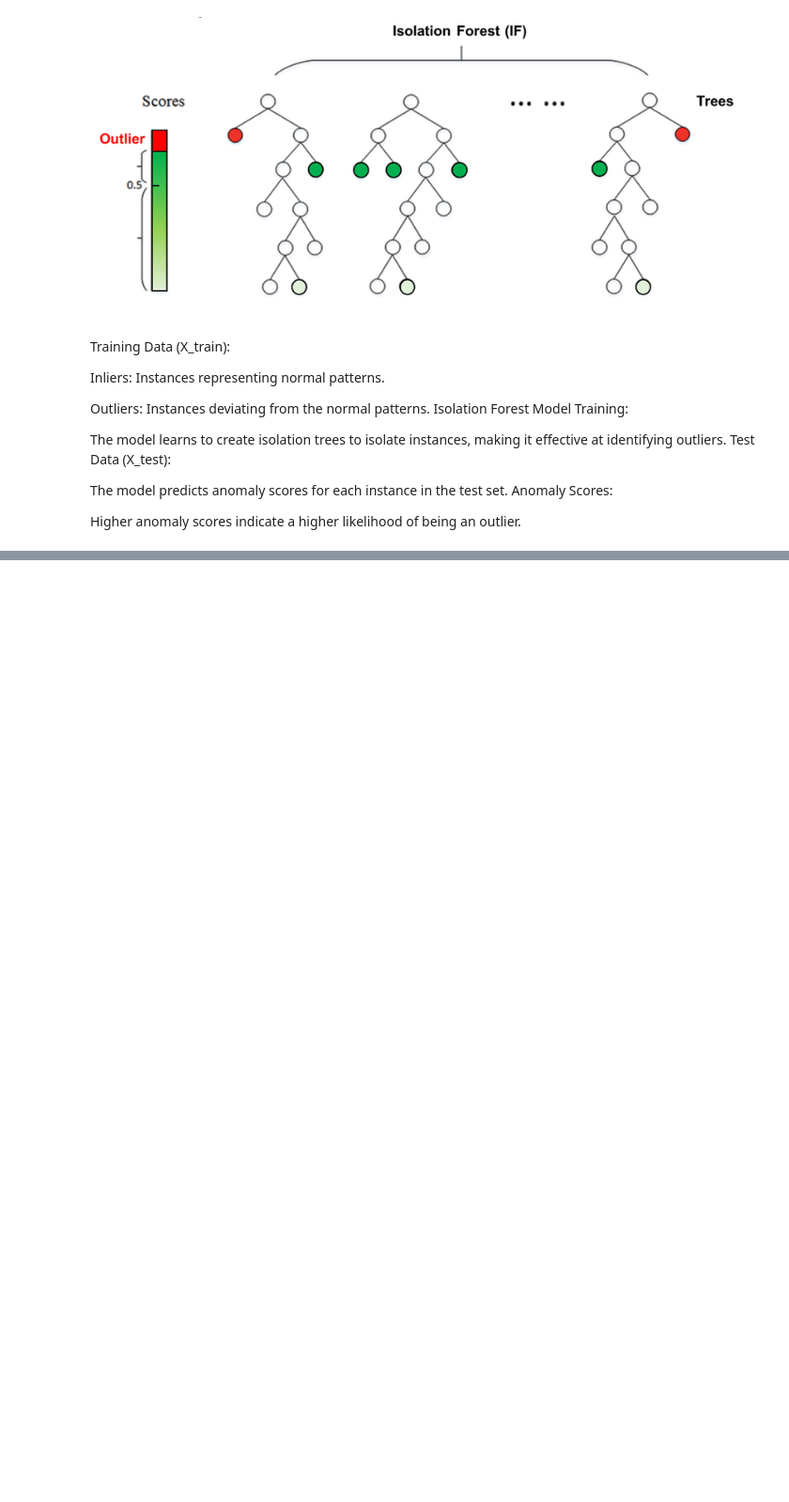
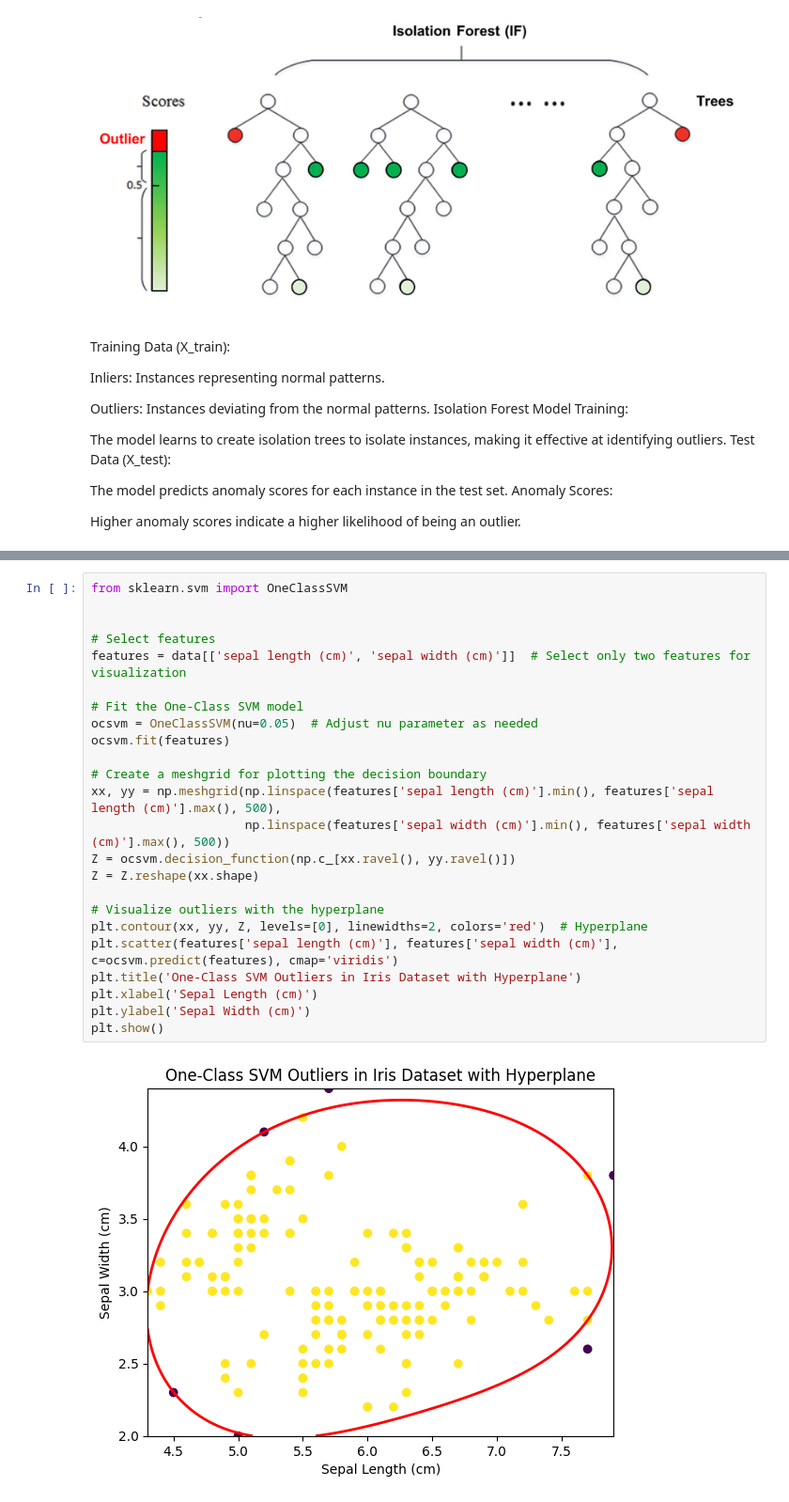
Before and after one commit to shaynyx/marvel-level-2, a Jupyter notebook: task_9_anomaly_detection.ipynb, the cells around one changed output, grey strips where cells are left out. Shown at 94% size. Cells and saved outputs as stored; diff of their text form; blank space fills up the shorter version.

```diff
--- a/task_9_anomaly_detection.ipynb
+++ b/task_9_anomaly_detection.ipynb
@@ -65,0 +78,26 @@ plt.show()
+# %%
+from sklearn.svm import OneClassSVM
+
+
+# Select features
+features = data[['sepal length (cm)', 'sepal width (cm)']]  # Select only two features for visualization
+
+# Fit the One-Class SVM model
+ocsvm = OneClassSVM(nu=0.05)  # Adjust nu parameter as needed
+ocsvm.fit(features)
+
+# Create a meshgrid for plotting the decision boundary
+xx, yy = np.meshgrid(np.linspace(features['sepal length (cm)'].min(), features['sepal length (cm)'].max(), 500),
+                     np.linspace(features['sepal width (cm)'].min(), features['sepal width (cm)'].max(), 500))
+Z = ocsvm.decision_function(np.c_[xx.ravel(), yy.ravel()])
+Z = Z.reshape(xx.shape)
+
+# Visualize outliers with the hyperplane
+plt.contour(xx, yy, Z, levels=[0], linewidths=2, colors='red')  # Hyperplane
+plt.scatter(features['sepal length (cm)'], features['sepal width (cm)'], c=ocsvm.predict(features), cmap='viridis')
+plt.title('One-Class SVM Outliers in Iris Dataset with Hyperplane')
+plt.xlabel('Sepal Length (cm)')
+plt.ylabel('Sepal Width (cm)')
+plt.show()
+# %% [output]
+[figure, added]
```
Also changed, not shown: parts of 5 cells of this notebook.
